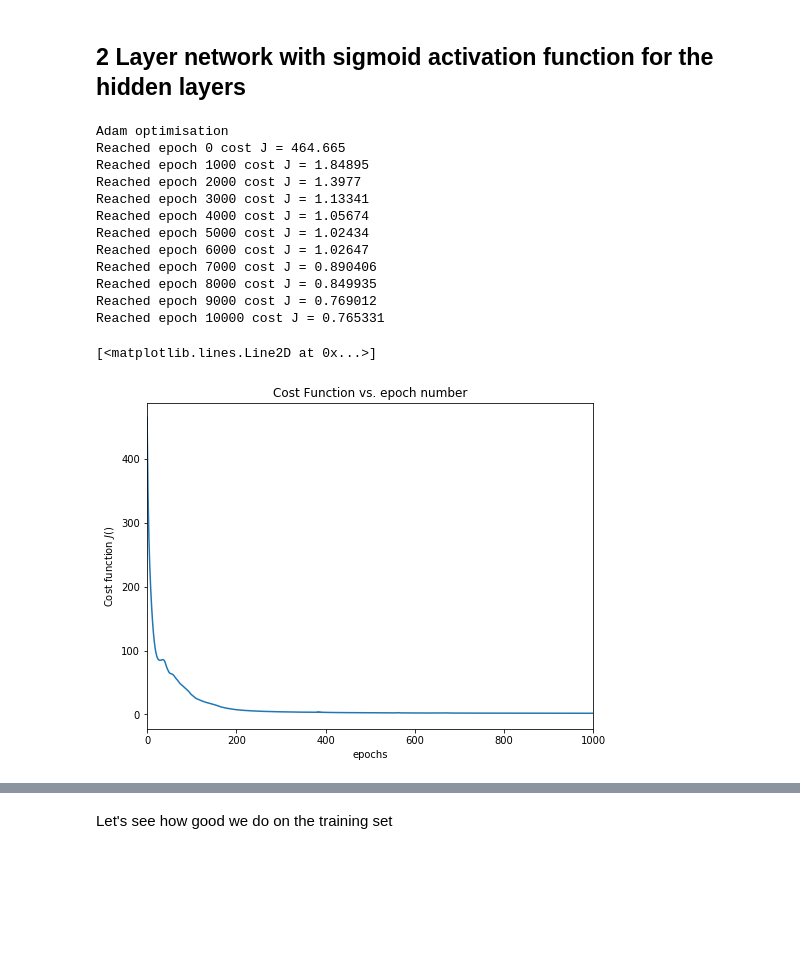
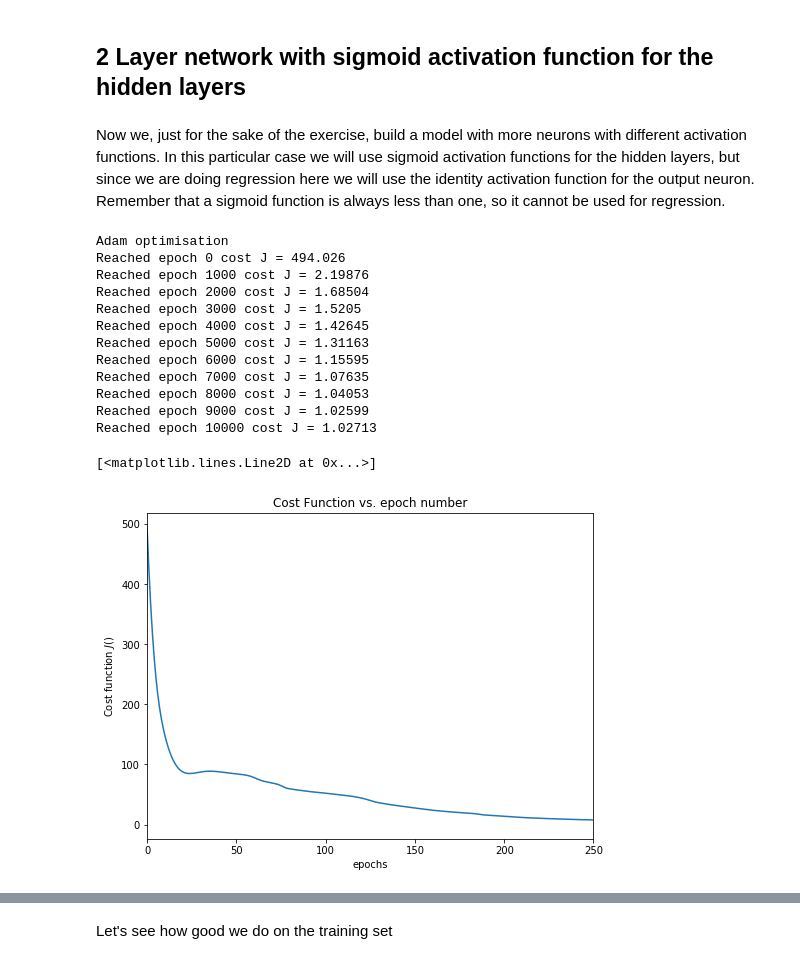
Before and after one commit to gridl/Applied-Tensorflow, a Jupyter notebook: Tensor Flow first steps_v2.ipynb, the cells around one changed output, grey strips where cells are left out. Cells and saved outputs as stored; diff of their text form; code cells hidden in the pictures; blank space fills up the shorter version.

```diff
--- a/Tensor Flow first steps_v2.ipynb
+++ b/Tensor Flow first steps_v2.ipynb
@@ -335,9 +347,9 @@ Y = tf.placeholder(tf.float32, [1, None])
 W1 = tf.Variable(tf.random_normal([n1, n_dim], stddev=1))
 b1 = tf.Variable(tf.ones([n1,1]))
 W2 = tf.Variable(tf.random_normal([1,n1], stddev=1))
-b2 = tf.Variable(tf.zeros(1))
+b2 = tf.Variable(tf.ones(1))
 
-init = tf.global_variables_initializer()
+#init = tf.global_variables_initializer()
 
 # Let's build our network...
 Z1 = tf.nn.relu(tf.matmul(W1,X)+b1)
@@ -531,5 +548,7 @@ MSE: 4.2801
 # %% [markdown]
 ## 2 Layer network with sigmoid activation function for the hidden layers
+# %% [markdown]
+Now we, just for the sake of the exercise, build a model with more neurons with different activation functions. In this particular case we will use sigmoid activation functions for the hidden layers, but since we are doing regression here we will use the identity activation function for the output neuron. Remember that a sigmoid function is always less than one, so it cannot be used for regression.
 # %%
 tf.reset_default_graph()
 
@@ -580,27 +599,27 @@ for epoch in range(training_epochs+1):
         print("Reached epoch",epoch,"cost J =", cost_)
 # %% [output]
 Adam optimisation
-Reached epoch 0 cost J = 464.665
-Reached epoch 1000 cost J = 1.84895
-Reached epoch 2000 cost J = 1.3977
-Reached epoch 3000 cost J = 1.13341
-Reached epoch 4000 cost J = 1.05674
-Reached epoch 5000 cost J = 1.02434
-Reached epoch 6000 cost J = 1.02647
-Reached epoch 7000 cost J = 0.890406
-Reached epoch 8000 cost J = 0.849935
-Reached epoch 9000 cost J = 0.769012
-Reached epoch 10000 cost J = 0.765331
+Reached epoch 0 cost J = 494.026
+Reached epoch 1000 cost J = 2.19876
+Reached epoch 2000 cost J = 1.68504
+Reached epoch 3000 cost J = 1.5205
+Reached epoch 4000 cost J = 1.42645
+Reached epoch 5000 cost J = 1.31163
+Reached epoch 6000 cost J = 1.15595
+Reached epoch 7000 cost J = 1.07635
+Reached epoch 8000 cost J = 1.04053
+Reached epoch 9000 cost J = 1.02599
+Reached epoch 10000 cost J = 1.02713
 # %%
 plt.figure(figsize=(8,6))
 plt.title("Cost Function vs. epoch number")
 plt.xlabel("epochs")
 plt.ylabel("Cost function $J()$")
-plt.xlim((0,1000))
+plt.xlim((0,250))
 plt.plot(range(len(cost_history_adam)), cost_history_adam)
 # %% [output]
 [<matplotlib.lines.Line2D at 0x...>]
-[figure, old version]
+[figure, new version]
 # %%
 pred_y = sess.run(y_, feed_dict = {X:test_x})
 mse = tf.reduce_mean(tf.square(pred_y - test_y))
```
Also changed, not shown: parts of 38 cells of this notebook.
